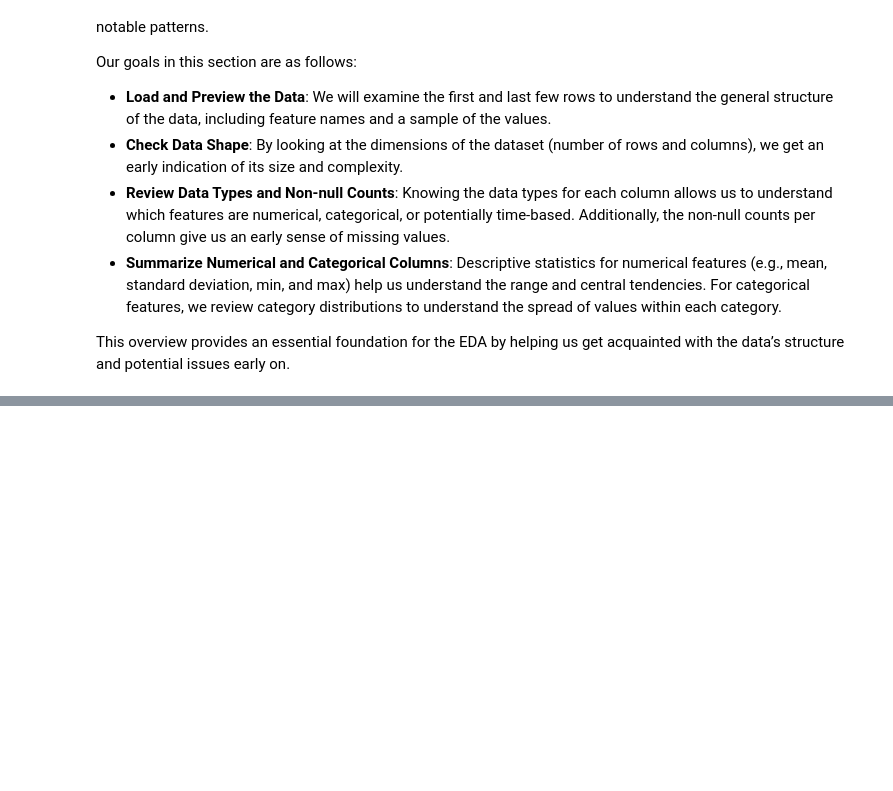
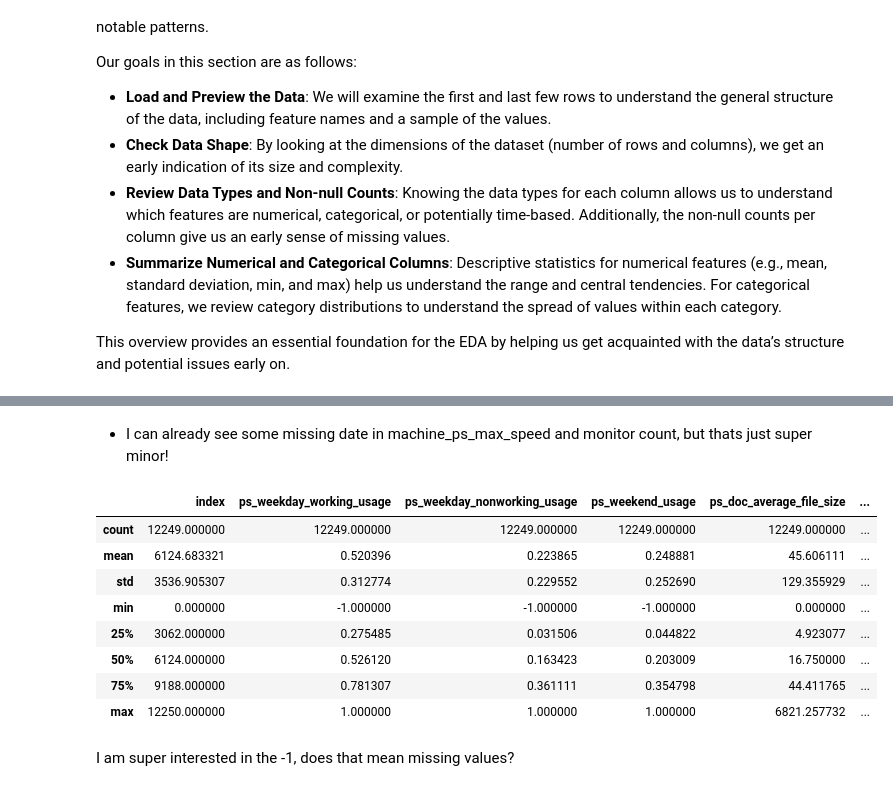
Before and after one commit to abrahamowodunni/interview_take_home, a Jupyter notebook: experimentation/trial.ipynb, the cells around one changed output, grey strips where cells are left out. Saved outputs shown, nothing was run; the diff lists cells and outputs as text; code cells hidden in the pictures; blank space fills up the shorter version.

```diff
--- a/experimentation/trial.ipynb
+++ b/experimentation/trial.ipynb
@@ -52,0 +51,4 @@ file_path =
+# %%
+file_path = "C:/Users/mayuo/OneDrive/Documents/Machine Learning by Abraham/interview_take_home/data/adobe_df.csv"
+df = pd.read_csv(file_path)
+pd.set_option('display.max_columns', None)
@@ -52,0 +64,7 @@ file_path =
+# %%
+print(f"Data Shape: {df.shape}")
+print('=================================================================================')
+pd.set_option('display.max_columns', None)
+
+# Now, display information about data types and non-null counts for each column
+df.info()
@@ -52,0 +89,16 @@ file_path =
+# %% [markdown]
+- I can already see some missing date in machine_ps_max_speed and monitor count, but thats just super minor!
+# %%
+df.describe()
+# %% [output]
+|  | index | ps_weekday_working_usage | ps_weekday_nonworking_usage | ps_weekend_usage | ps_doc_average_file_size | ... |
+| count | 12249.000000 | 12249.000000 | 12249.000000 | 12249.000000 | 12249.000000 | ... |
+| mean | 6124.683321 | 0.520396 | 0.223865 | 0.248881 | 45.606111 | ... |
+| std | 3536.905307 | 0.312774 | 0.229552 | 0.252690 | 129.355929 | ... |
+| min | 0.000000 | -1.000000 | -1.000000 | -1.000000 | 0.000000 | ... |
+| 25% | 3062.000000 | 0.275485 | 0.031506 | 0.044822 | 4.923077 | ... |
+| 50% | 6124.000000 | 0.526120 | 0.163423 | 0.203009 | 16.750000 | ... |
+| 75% | 9188.000000 | 0.781307 | 0.361111 | 0.354798 | 44.411765 | ... |
+| max | 12250.000000 | 1.000000 | 1.000000 | 1.000000 | 6821.257732 | ... |
+# %% [markdown]
+I am super interested in the -1, does that mean missing values?
```
Also changed, not shown: parts of 30 cells of this notebook, 1 other file.
